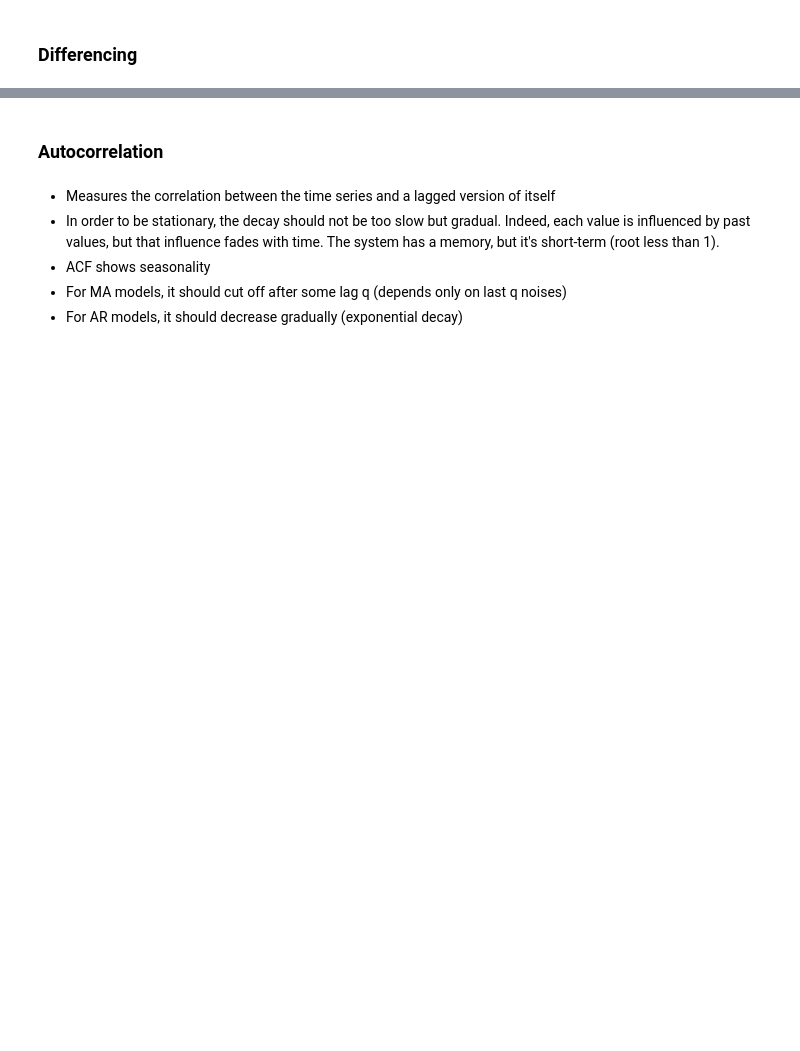
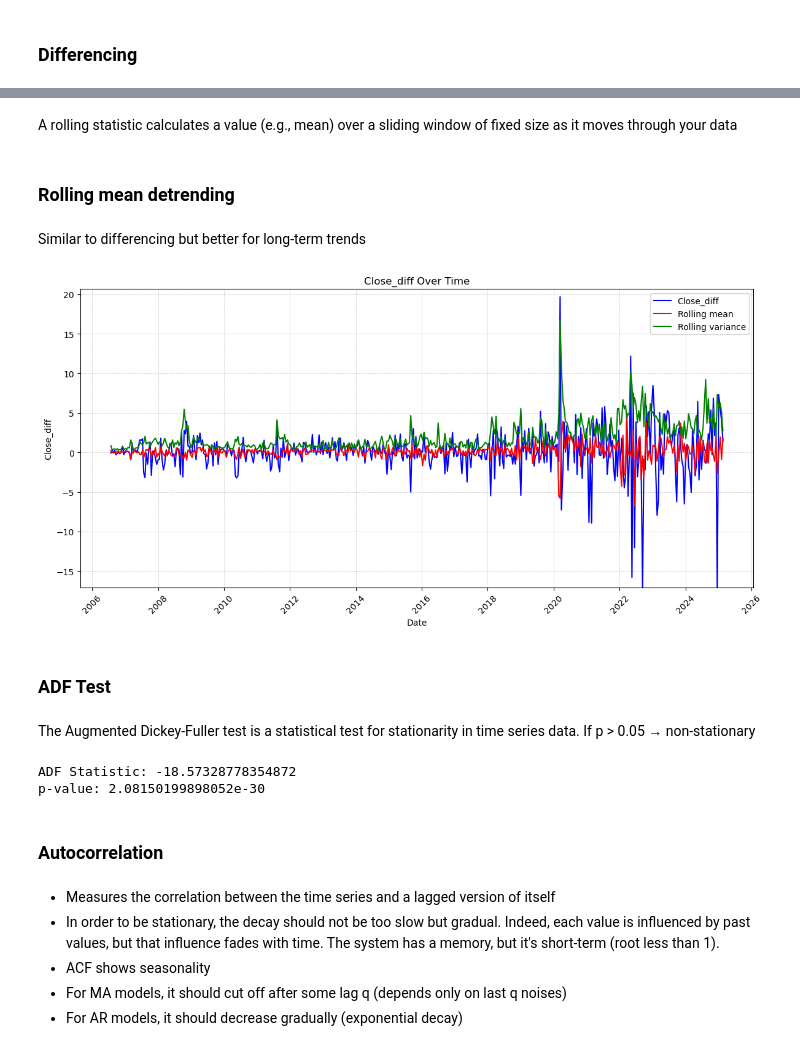
Before and after one commit to lohenrotte/stocks-forecasting, a Jupyter notebook: src/main.ipynb, the cells around one changed output, grey strips where cells are left out. Drawn from its saved outputs; the diff is of its cells as text; code cells hidden in the pictures; blank space fills up the shorter version.

```diff
--- a/src/main.ipynb
+++ b/src/main.ipynb
@@ -112,3 +117,5 @@ plt.show()
+# %%
+df_stationary = df.copy()
 # %% [markdown]
 ### Differencing
 # %% [markdown]
@@ -135,3 +132,50 @@ Name: Close, Length: 8065, dtype: float64
+# %% [markdown]
+A rolling statistic calculates a value (e.g., mean) over a sliding window of fixed size as it moves through your data
+# %%
+# Remove long-term trend so bigger value
+window_size = len(df_stationary) // 10
+rolling_mean = df['Close'].rolling(window=window_size).mean()
+rolling_std = df['Close'].rolling(window=window_size).std()
+# %% [markdown]
+### Rolling mean detrending
+# %% [markdown]
+Similar to differencing but better for long-term trends
+# %%
+Close_detrended = df['Close'].copy()
+Close_detrended = Close_detrended - rolling_mean
+df_stationary['Close_detrended'] = Close_detrended
+df_stationary.dropna(inplace=True)
+# %%
+target = 'Close_diff'   # 'Close', 'Close_diff' or 'Close_detrended'
+
+# Check local stationarity so smaller value
+window_size = 7
+rolling_mean = df_stationary[target].rolling(window=window_size).mean()
+rolling_std = df_stationary[target].rolling(window=window_size).std()
+
+df_stationary['Rolling_Mean'] = rolling_mean
+df_stationary['Rolling_Std'] = rolling_std
+df_stationary.dropna(inplace=True)
+
+df_sampled = df_stationary.iloc[::10].copy()
+stocks_plot(df_sampled, 'Close_diff')
+plt.plot(df_sampled['Date'], df_sampled['Rolling_Mean'], label='Rolling mean', color='red')
+plt.plot(df_sampled['Date'], df_sampled['Rolling_Std'], label='Rolling variance', color='green')
+plt.legend()
+plt.show()
+# %% [output]
+[figure, added]
+# %% [markdown]
+### ADF Test
+# %% [markdown]
+The Augmented Dickey-Fuller test is a statistical test for stationarity in time series data. If p > 0.05 → non-stationary
+# %%
+result = adfuller(Close_diff)
+print('ADF Statistic:', result[0])
+print('p-value:', result[1])
+# %% [output]
+ADF Statistic: -18.57328778354872
+p-value: 2.08150199898052e-30
 # %% [markdown]
 ### Autocorrelation
 # %% [markdown]
```
Also changed, not shown: parts of 11 cells of this notebook.
